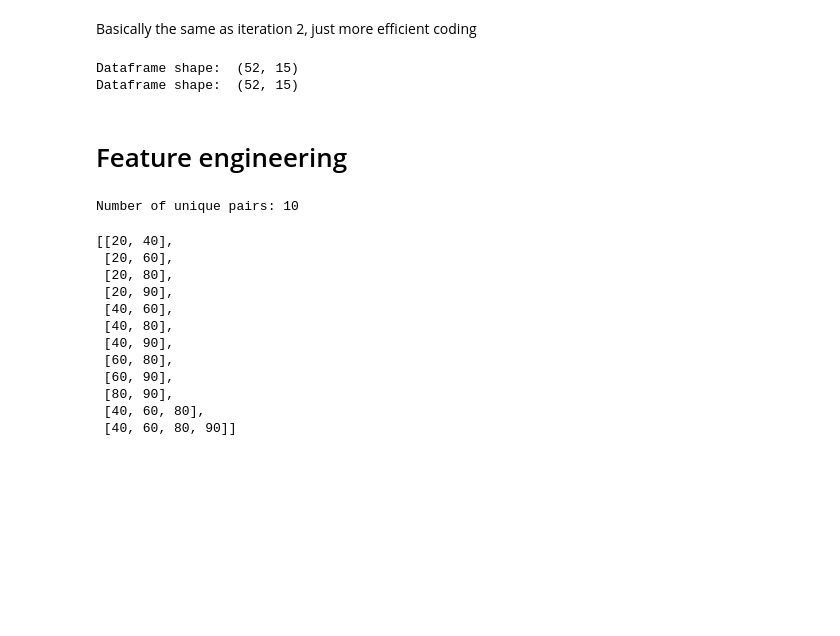
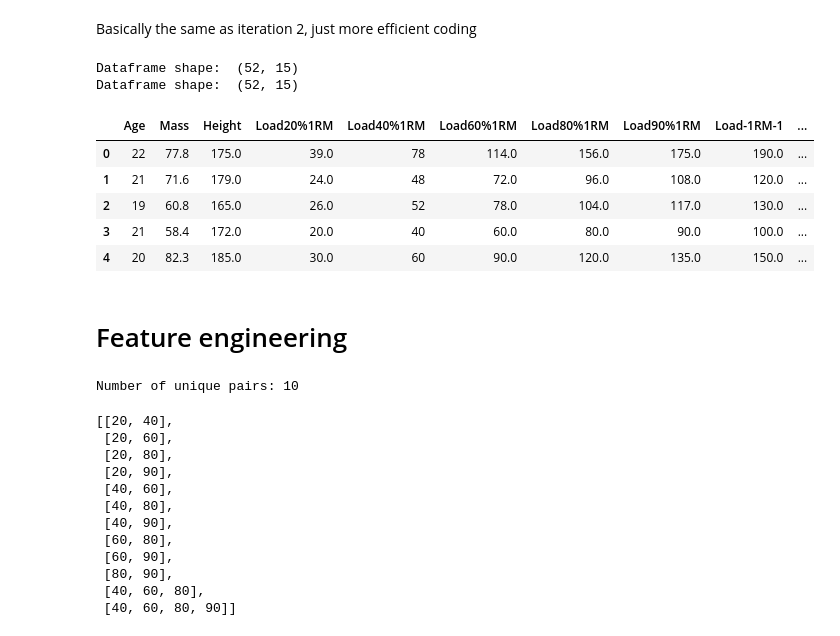
Before and after one commit to silvhua/lighthouse-capstone-project, a Jupyter notebook: notebooks/2022-12-01 iteration 3 train test split.ipynb, the cells around one changed output. Cells and saved outputs as stored; diff of their text form; code cells hidden in the pictures; blank space fills up the shorter version.

```diff
--- a/notebooks/2022-12-01 iteration 3 train test split.ipynb
+++ b/notebooks/2022-12-01 iteration 3 train test split.ipynb
@@ -21,10 +21,17 @@ from capstone_modelling import *
 # %%
 path = r'C:\Users\silvh\OneDrive\lighthouse\projects\lighthouse-capstone-project\data'
 df_fw = load_csv('data_freeweight_corrected.csv',path, column1_as_index=False)
 df_sm = load_csv('data_sm.csv',path, column1_as_index=False)
+df_fw.head()
 # %% [output]
 Dataframe shape:  (52, 15)
 Dataframe shape:  (52, 15)
+|  | Age | Mass | Height | Load20%1RM | Load40%1RM | Load60%1RM | Load80%1RM | Load90%1RM | Load-1RM-1 | ... |
+| 0 | 22 | 77.8 | 175.0 | 39.0 | 78 | 114.0 | 156.0 | 175.0 | 190.0 | ... |
+| 1 | 21 | 71.6 | 179.0 | 24.0 | 48 | 72.0 | 96.0 | 108.0 | 120.0 | ... |
+| 2 | 19 | 60.8 | 165.0 | 26.0 | 52 | 78.0 | 104.0 | 117.0 | 130.0 | ... |
+| 3 | 21 | 58.4 | 172.0 | 20.0 | 40 | 60.0 | 80.0 | 90.0 | 100.0 | ... |
+| 4 | 20 | 82.3 | 185.0 | 30.0 | 60 | 90.0 | 120.0 | 135.0 | 150.0 | ... |
 # %% [markdown]
 # Feature engineering
 # %%
```
Also changed, not shown: parts of 7 cells of this notebook.
